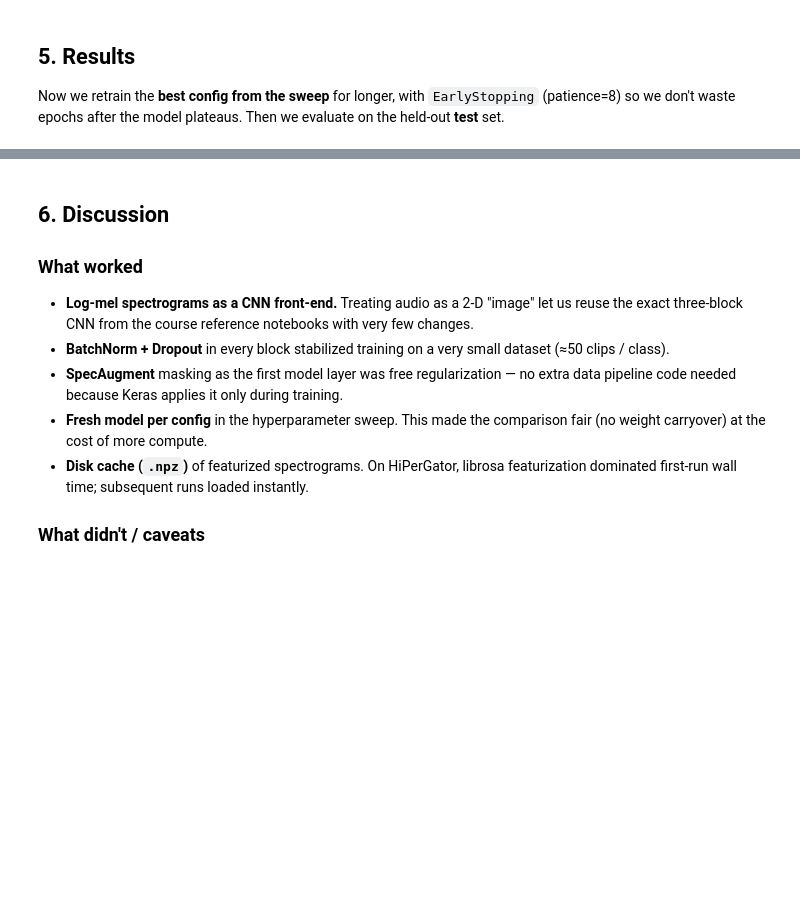
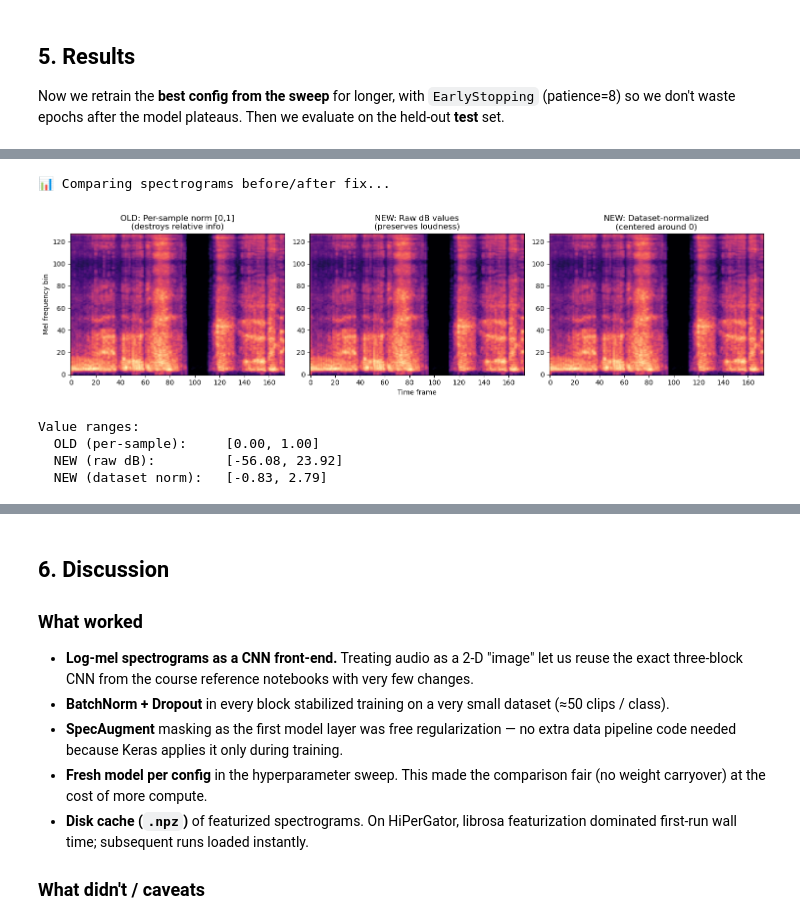
Before and after one commit to tgoldwire/tavis-ava_final, a Jupyter notebook: Animal_Sound_CNN.ipynb, the cells around one changed output, grey strips where cells are left out. Saved outputs shown, nothing was run; the diff lists cells and outputs as text; code cells hidden in the pictures; blank space fills up the shorter version.

Commit message:
Normalization work

```diff
--- a/Animal_Sound_CNN.ipynb
+++ b/Animal_Sound_CNN.ipynb
@@ -567,0 +860,55 @@ plt.show()
+# %%
+# ---- Compare OLD vs NEW normalization ------------------------------------
+print("\n📊 Comparing spectrograms before/after fix...")
+
+# Load one example
+example_idx = 0
+example_path = df_files["path"].iloc[example_idx]
+
+# OLD way (per-sample normalization)
+def old_featurize(path):
+    y, _ = librosa.load(path, sr=SAMPLE_RATE, mono=True)
+    if len(y) < N_SAMPLES:
+        y = np.pad(y, (0, N_SAMPLES - len(y)), mode="constant")
+    elif len(y) > N_SAMPLES:
+        start = (len(y) - N_SAMPLES) // 2
+        y = y[start:start + N_SAMPLES]
+    mel = librosa.feature.melspectrogram(y=y, sr=SAMPLE_RATE, n_fft=N_FFT,
+                                         hop_length=HOP_LENGTH, n_mels=N_MELS)
+    logmel = librosa.power_to_db(mel, ref=np.max)
+    lo, hi = logmel.min(), logmel.max()
+    if hi - lo > 1e-8:
+        logmel = (logmel - lo) / (hi - lo)
+    return logmel
+
+spec_old = old_featurize(example_path)
+spec_new = load_and_featurize(example_path, trim_silence=True)
+spec_new_normalized = (spec_new - train_mean) / (train_std + 1e-8)
+
+fig, axes = plt.subplots(1, 3, figsize=(15, 4))
+
+axes[0].imshow(spec_old, origin="lower", aspect="auto", cmap="magma")
+axes[0].set_title("OLD: Per-sample norm [0,1]\n(destroys relative info)")
+axes[0].set_ylabel("Mel frequency bin")
+
+axes[1].imshow(spec_new, origin="lower", aspect="auto", cmap="magma")
+axes[1].set_title("NEW: Raw dB values\n(preserves loudness)")
+axes[1].set_xlabel("Time frame")
+
+axes[2].imshow(spec_new_normalized, origin="lower", aspect="auto", cmap="magma")
+axes[2].set_title("NEW: Dataset-normalized\n(centered around 0)")
+
+plt.tight_layout()
+plt.show()
+
+print(f"\nValue ranges:")
+print(f"  OLD (per-sample):     [{spec_old.min():.2f}, {spec_old.max():.2f}]")
+print(f"  NEW (raw dB):         [{spec_new.min():.2f}, {spec_new.max():.2f}]")
+print(f"  NEW (dataset norm):   [{spec_new_normalized.min():.2f}, {spec_new_normalized.max():.2f}]")
+# %% [output]
+📊 Comparing spectrograms before/after fix...
+[figure, added]
+Value ranges:
+  OLD (per-sample):     [0.00, 1.00]
+  NEW (raw dB):         [-56.08, 23.92]
+  NEW (dataset norm):   [-0.83, 2.79]
```
Also changed, not shown: parts of 35 cells of this notebook, 5 other files.
